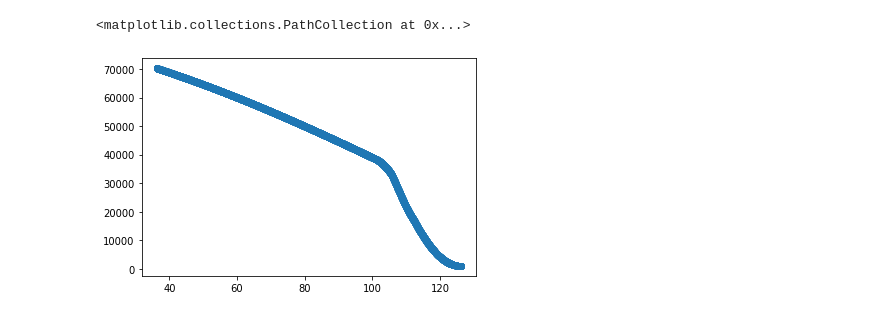
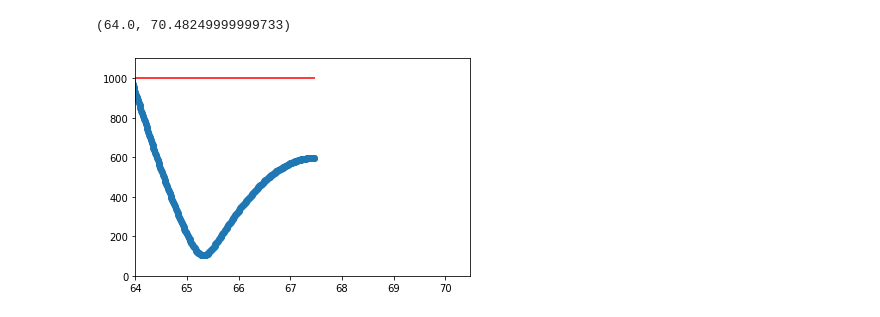
Before and after one commit to gerner/stellarpunk, a Jupyter notebook: notebook/ship_history.ipynb, the cells around one changed output. Cells and saved outputs as stored; diff of their text form; code cells hidden in the pictures.

```diff
--- a/notebook/ship_history.ipynb
+++ b/notebook/ship_history.ipynb
@@ -40,14 +40,22 @@ loc = pd.DataFrame(np.vstack(df_base["loc"]), columns=["loc.x", "loc.y"])
 v = pd.DataFrame(np.vstack(df_base["v"]), columns=["v.x", "v.y"])
 #TODO: handle missing columns
 o_tloc = pd.DataFrame(np.vstack(df_base["o.t_loc"].apply(lambda x: (np.nan, np.nan) if np.all(np.isnan(x)) else x)), columns=["o.t_loc.x", "o.t_loc.y"])
+o_tv = pd.DataFrame(np.vstack(df_base["o.t_v"].apply(lambda x: (np.nan, np.nan) if np.all(np.isnan(x)) else x)), columns=["o.t_v.x", "o.t_v.y"])
 if "o.ct" in df_base:
     o_ctloc = pd.DataFrame(np.vstack(df_base["o.ct_loc"].apply(lambda x: (np.nan, np.nan) if np.all(np.isnan(x)) else x)), columns=["o.ct_loc.x", "o.ct_loc.y"])
+    o_ctdv = pd.DataFrame(np.vstack(df_base["o.ct_dv"].apply(lambda x: (np.nan, np.nan) if np.all(np.isnan(x)) else x)), columns=["o.ct_dv.x", "o.ct_dv.y"])
 else:
     empty_array = np.empty(len(df_base))
     empty_array[:] = np.nan
     o_ctloc = pd.DataFrame({"o.ct_loc": empty_array, "o.ct_loc.x": empty_array, "o.ct_loc.y": empty_array})
+    o_ctdv = pd.DataFrame({"o.ct_dv": empty_array, "o.ct_dv.x": empty_array, "o.ct_dv.y": empty_array})
 angle = pd.DataFrame(np.vstack(df_base.apply(lambda row: np.array(util.polar_to_cartesian(100, row["a"])), axis=1)), columns=["angle.x", "angle.y"])
-df = pd.concat([df_base, loc, v, o_ctloc, o_tloc, angle], axis=1)
+df = pd.concat([df_base, loc, v, o_ctloc, o_ctdv, o_tloc, o_tv, angle], axis=1)
+# %%
+df["speed"] = np.linalg.norm(df[["v.x", "v.y"]], axis=1)
+df["o_ct_dist"] = np.linalg.norm(np.vstack(df["loc"]) - np.vstack(df["o.ct_loc"].apply(lambda x: (np.nan, np.nan) if np.all(np.isnan(x)) else x)), axis=1)
+df["o_t_dist"] = np.linalg.norm(np.vstack(df["loc"]) - np.vstack(df["o.t_loc"].apply(lambda x: (np.nan, np.nan) if np.all(np.isnan(x)) else x)), axis=1)
+df["o_t_speed"] = np.linalg.norm(df[["o.t_v.x", "o.t_v.y"]], axis=1)
 # %%
 df
 # %% [output]
@@ -182,10 +204,11 @@ df.groupby("o.ct")["o_ct_dist"].describe()
 # %%
 plt.scatter(df["ts"], df["o_t_dist"])
-#plt.ylim(900)
-#plt.xlim(18)
+plt.hlines(1000, df["ts"].min(), df["ts"].max(), color="red")
+plt.ylim(0,1100)
+plt.xlim(64)
 # %% [output]
-<matplotlib.collections.PathCollection at 0x...>
+(64.0, 70.48249999999733)
-[figure, old version]
+[figure, new version]
 # %%
 df.groupby(["o.t_loc.x", "o.t_loc.y"])["ts"].describe().sort_values(["min"])
 # %% [output]
```
Also changed, not shown: parts of 26 cells of this notebook.
